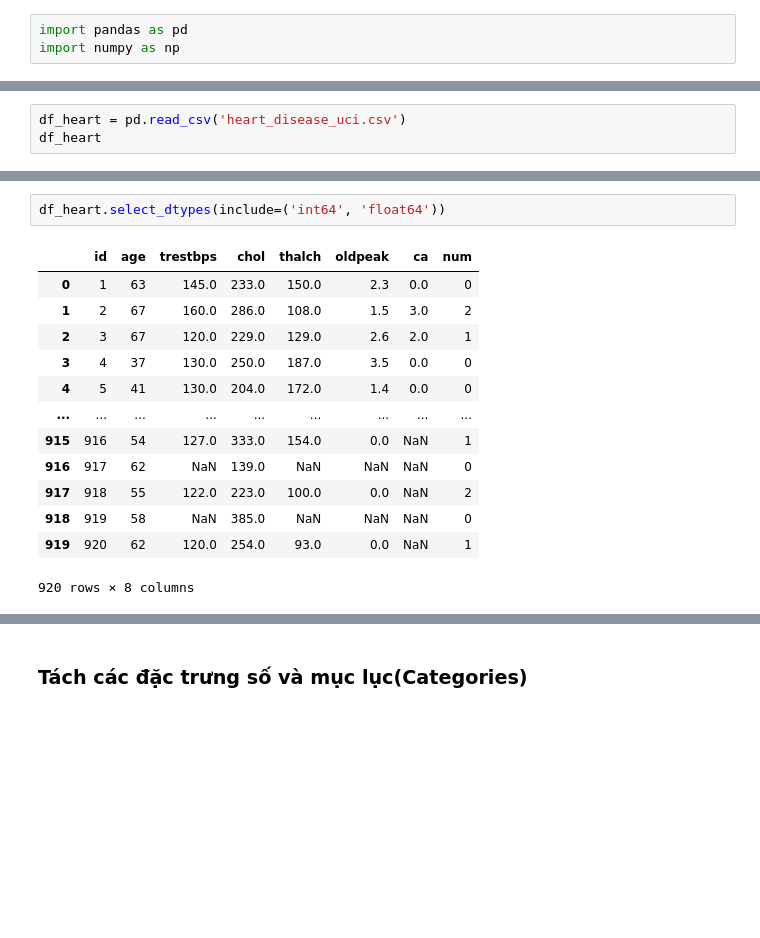
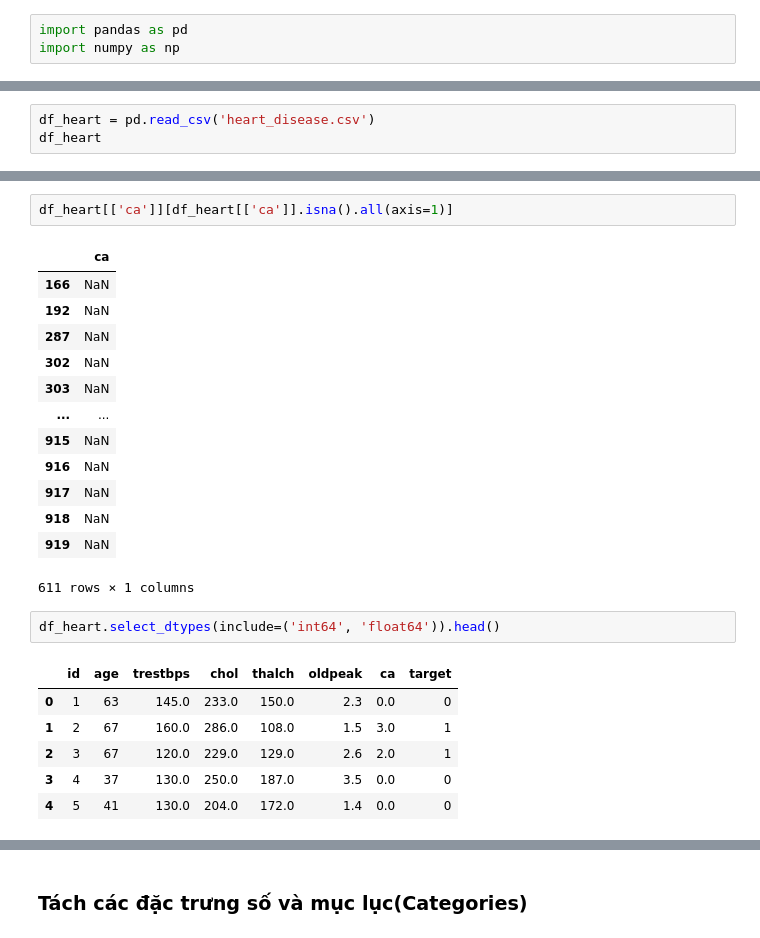
Before and after one commit to lehoanggiavi/ThuThap-XuLyData, a Jupyter notebook: Code/CodePhu.ipynb, the cells around one changed output, grey strips where cells are left out. Cells and saved outputs as stored; diff of their text form; blank space fills up the shorter version.

```diff
--- a/Code/CodePhu.ipynb
+++ b/Code/CodePhu.ipynb
@@ -8,4 +10,4 @@ import numpy as np
 # %%
-df_heart = pd.read_csv('heart_disease_uci.csv')
+df_heart = pd.read_csv('heart_disease.csv')
 df_heart
 # %% [output]
@@ -25,16 +27,25 @@ df_heart
+# %%
+df_heart[['ca']][df_heart[['ca']].isna().all(axis=1)]
+# %% [output]
+|  | ca |
+| 166 | NaN |
+| 192 | NaN |
+| 287 | NaN |
+| 302 | NaN |
+| 303 | NaN |
+| ... | ... |
+| 915 | NaN |
+| 916 | NaN |
+| 917 | NaN |
+| 918 | NaN |
+| 919 | NaN |
+611 rows × 1 columns
 # %%
-df_heart.select_dtypes(include=('int64', 'float64'))
+df_heart.select_dtypes(include=('int64', 'float64')).head()
 # %% [output]
-|  | id | age | trestbps | chol | thalch | oldpeak | ca | num |
+|  | id | age | trestbps | chol | thalch | oldpeak | ca | target |
 | 0 | 1 | 63 | 145.0 | 233.0 | 150.0 | 2.3 | 0.0 | 0 |
-| 1 | 2 | 67 | 160.0 | 286.0 | 108.0 | 1.5 | 3.0 | 2 |
+| 1 | 2 | 67 | 160.0 | 286.0 | 108.0 | 1.5 | 3.0 | 1 |
 | 2 | 3 | 67 | 120.0 | 229.0 | 129.0 | 2.6 | 2.0 | 1 |
 | 3 | 4 | 37 | 130.0 | 250.0 | 187.0 | 3.5 | 0.0 | 0 |
 | 4 | 5 | 41 | 130.0 | 204.0 | 172.0 | 1.4 | 0.0 | 0 |
-| ... | ... | ... | ... | ... | ... | ... | ... | ... |
-| 915 | 916 | 54 | 127.0 | 333.0 | 154.0 | 0.0 | NaN | 1 |
-| 916 | 917 | 62 | NaN | 139.0 | NaN | NaN | NaN | 0 |
-| 917 | 918 | 55 | 122.0 | 223.0 | 100.0 | 0.0 | NaN | 2 |
-| 918 | 919 | 58 | NaN | 385.0 | NaN | NaN | NaN | 0 |
-| 919 | 920 | 62 | 120.0 | 254.0 | 93.0 | 0.0 | NaN | 1 |
-920 rows × 8 columns
```
Also changed, not shown: parts of 56 cells of this notebook, 2 other files.
